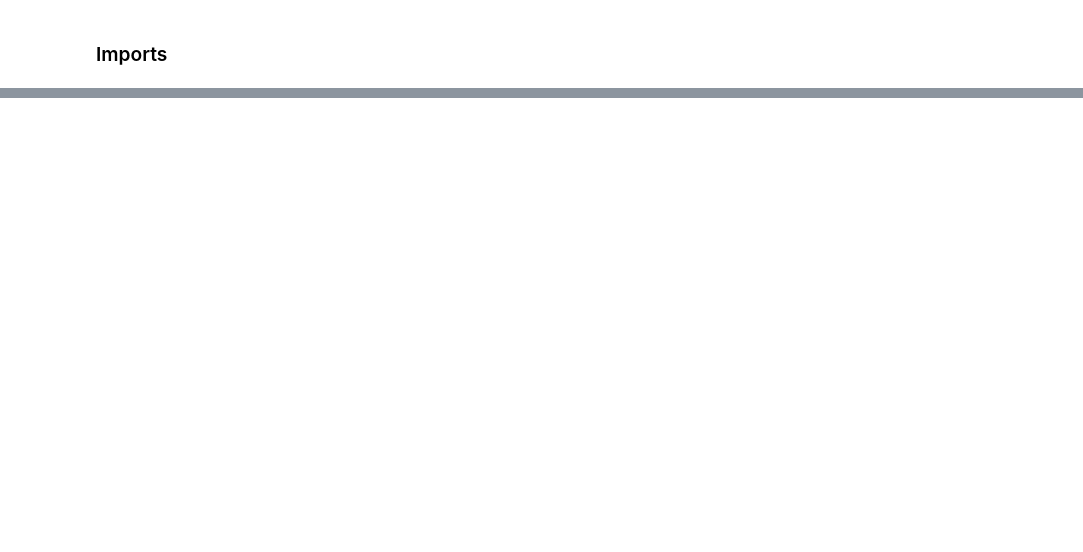
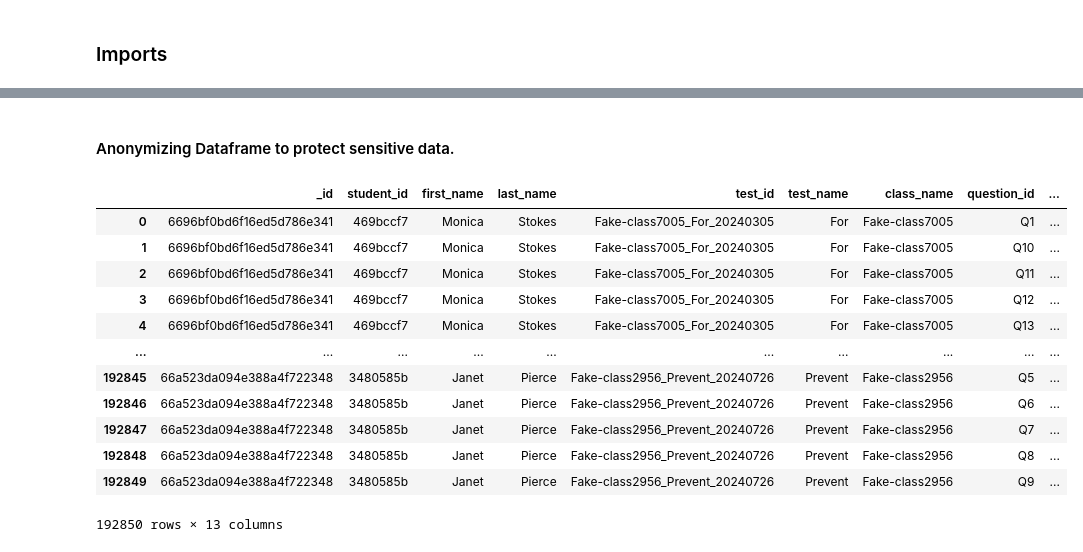
Before and after one commit to Aj-eloa/mlproject, a Jupyter notebook: notebook/EDA studentsTestData.ipynb, the cells around one changed output, grey strips where cells are left out. Saved outputs shown, nothing was run; the diff lists cells and outputs as text; code cells hidden in the pictures; blank space fills up the shorter version.

```diff
--- a/notebook/EDA studentsTestData.ipynb
+++ b/notebook/EDA studentsTestData.ipynb
@@ -112,0 +391,57 @@ is their a score trend by month or year?
+# %% [markdown]
+#### Anonymizing Dataframe to protect sensitive data.
+# %%
+import hashlib
+
+def anonymize_df(df):
+    # Create a copy of the dataframe
+    anon_df = df.copy()
+
+    # Create mappings for names and IDs
+    student_id_map = {id: hashlib.md5(str(id).encode()).hexdigest()[:8] for id in df['student_id'].unique()}
+    first_name_map = {name: fake.first_name() for name in df['first_name'].unique()}
+    last_name_map = {name: fake.last_name() for name in df['last_name'].unique()}
+    class_name_map = {class_name: f"Fake-class{fake.numerify('####')}" for class_name in df['class_name'].unique()}
+
+    # Create a mapping for test_ids to ensure consistency
+    test_id_map = {}
+    for test_id in df['test_id'].unique():
+        parts = test_id.split('_')
+        if len(parts) >= 3:
+            new_test_id = f"{class_name_map.get(parts[0], parts[0])}_{fake.word().capitalize()}_{fake.date_this_year().strftime('%Y%m%d')}"
+        else:
+            new_test_id = f"Test_{fake.word().capitalize()}_{fake.date_this_year().strftime('%Y%m%d')}"
+        test_id_map[test_id] = new_test_id
+
+    # Apply mappings
+    anon_df['student_id'] = anon_df['student_id'].map(student_id_map)
+    anon_df['first_name'] = anon_df['first_name'].map(first_name_map)
+    anon_df['last_name'] = anon_df['last_name'].map(last_name_map)
+    anon_df['class_name'] = anon_df['class_name'].map(class_name_map)
+    anon_df['test_id'] = anon_df['test_id'].map(test_id_map)
+
+    # Update test_name based on the new test_id
+    anon_df['test_name'] = anon_df['test_id'].apply(lambda x: ' '.join(x.split('_')[1:-1]))
+
+
+    return anon_df
+
+# Apply the anonymization
+anonymized_df2 = anonymize_df(df)
+
+# Display the result
+display(anonymized_df2)
+# %% [output]
+|  | _id | student_id | first_name | last_name | test_id | test_name | class_name | question_id | ... |
+| 0 | 6696bf0bd6f16ed5d786e341 | 469bccf7 | Monica | Stokes | Fake-class7005_For_20240305 | For | Fake-class7005 | Q1 | ... |
+| 1 | 6696bf0bd6f16ed5d786e341 | 469bccf7 | Monica | Stokes | Fake-class7005_For_20240305 | For | Fake-class7005 | Q10 | ... |
+| 2 | 6696bf0bd6f16ed5d786e341 | 469bccf7 | Monica | Stokes | Fake-class7005_For_20240305 | For | Fake-class7005 | Q11 | ... |
+| 3 | 6696bf0bd6f16ed5d786e341 | 469bccf7 | Monica | Stokes | Fake-class7005_For_20240305 | For | Fake-class7005 | Q12 | ... |
+| 4 | 6696bf0bd6f16ed5d786e341 | 469bccf7 | Monica | Stokes | Fake-class7005_For_20240305 | For | Fake-class7005 | Q13 | ... |
+| ... | ... | ... | ... | ... | ... | ... | ... | ... | ... |
+| 192845 | 66a523da094e388a4f722348 | 3480585b | Janet | Pierce | Fake-class2956_Prevent_20240726 | Prevent | Fake-class2956 | Q5 | ... |
+| 192846 | 66a523da094e388a4f722348 | 3480585b | Janet | Pierce | Fake-class2956_Prevent_20240726 | Prevent | Fake-class2956 | Q6 | ... |
+| 192847 | 66a523da094e388a4f722348 | 3480585b | Janet | Pierce | Fake-class2956_Prevent_20240726 | Prevent | Fake-class2956 | Q7 | ... |
+| 192848 | 66a523da094e388a4f722348 | 3480585b | Janet | Pierce | Fake-class2956_Prevent_20240726 | Prevent | Fake-class2956 | Q8 | ... |
+| 192849 | 66a523da094e388a4f722348 | 3480585b | Janet | Pierce | Fake-class2956_Prevent_20240726 | Prevent | Fake-class2956 | Q9 | ... |
+192850 rows × 13 columns
```
Also changed, not shown: parts of 67 cells of this notebook, 7 other files.
